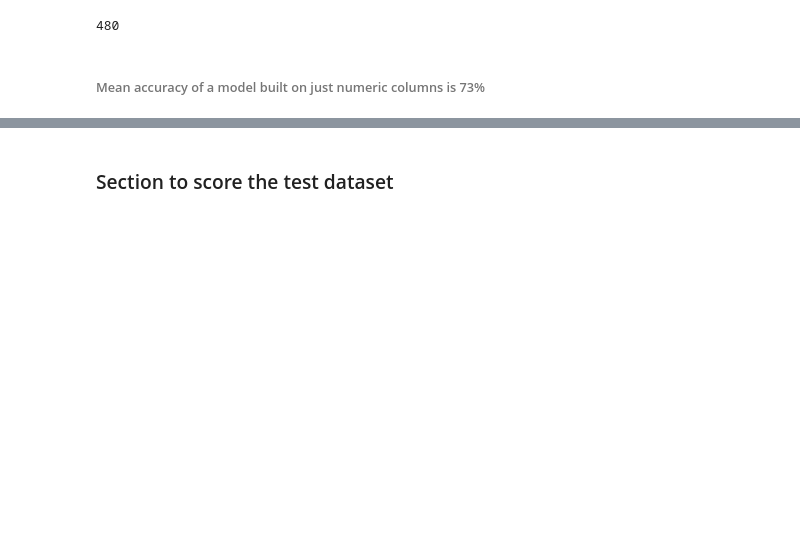
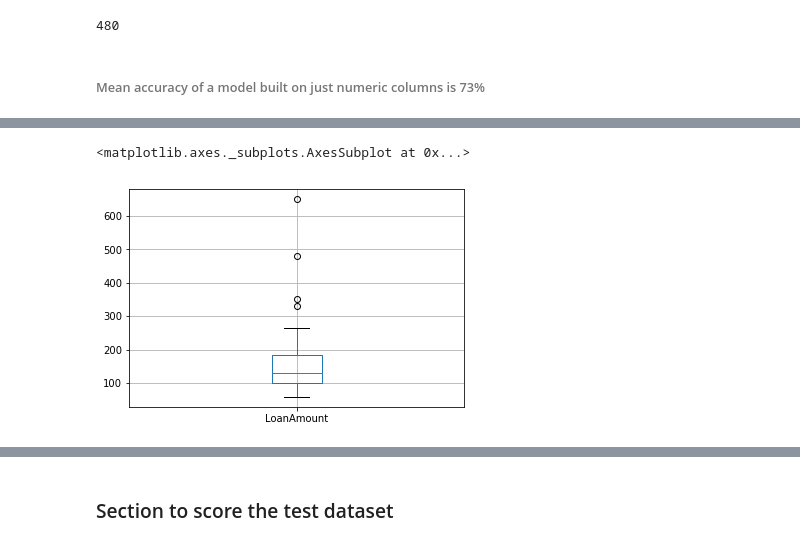
Before and after one commit to krajkumar6/MachineLearning, a Jupyter notebook: classification/Loan Prediction/Load Prediction.ipynb, the cells around one changed output, grey strips where cells are left out. Drawn from its saved outputs; the diff is of its cells as text; code cells hidden in the pictures; blank space fills up the shorter version.

```diff
--- a/classification/Loan Prediction/Load Prediction.ipynb
+++ b/classification/Loan Prediction/Load Prediction.ipynb
@@ -126,0 +236,5 @@ KeyError: 'Loan_Status'
+# %%
+train[train['Credit_History'].isnull()].boxplot('LoanAmount')
+# %% [output]
+<matplotlib.axes._subplots.AxesSubplot at 0x...>
+[figure, added]
```
Also changed, not shown: parts of 106 cells of this notebook, 3 other files.
